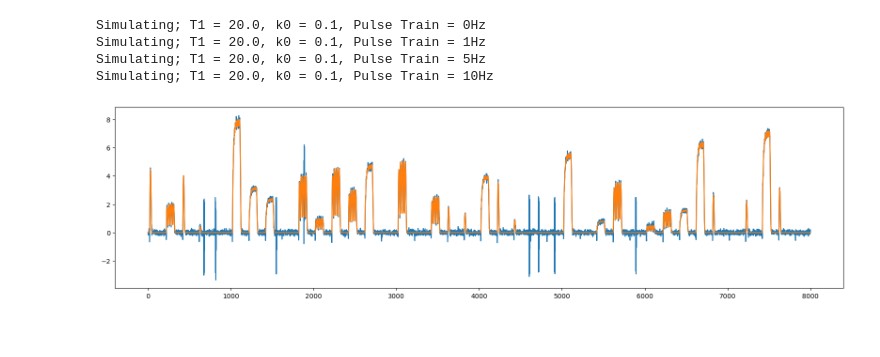
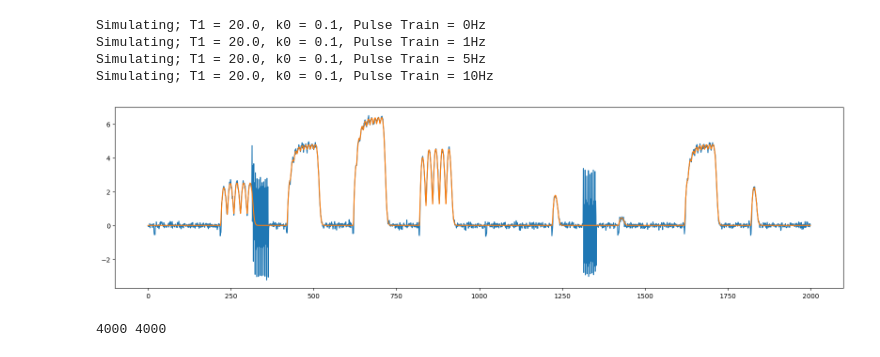
Before and after one commit to j1ling67n/ML-curve-smoothing, a Jupyter notebook: pytorch_smoothing.ipynb, the cells around one changed output. Drawn from its saved outputs; the diff is of its cells as text; code cells hidden in the pictures.

Commit message:
60Hz line noise added

```diff
--- a/pytorch_smoothing.ipynb
+++ b/pytorch_smoothing.ipynb
@@ -127,7 +127,7 @@ import matplotlib.pyplot as plt
 
 
 #%% duplicate and scale to produce different curves for training
-duplcates = 1
+duplcates = 50
 target_rate = 100
 
 # full rate is in Hz and model time step is us giving 1e6
@@ -178,30 +178,39 @@ random.shuffle(order)
 Y = Y.take(order, axis=0).flatten()
 X = X.take(order, axis=0).flatten()
 
-# add 60Hz line noise to the waveforms
-t = np.arange(1000) / 10000
-sin_wave = np.sin(2 * np.pi * 60 * t)
-sin_wave = np.random.default_rng().normal(3, 0.1, 1) * sin_wave[np.random.randint(0,100,1)[0]::100]
+#%% add 60Hz line noise to the waveforms
+sin_waves = []
+
+# Generate 60Hz sine waves of varying lengths at 10,000 Hz then subsample to 100 Hz with random start point to acount for random phase position
+for i in range(0, Y.shape[0]//1000, 1):
+    sin_len = np.random.randint(2, 7, 1)[0] * 1000 # length in samples
+    t = np.arange(sin_len) / 10000  # time array
+    sin_wave = np.sin(2 * np.pi * 60 * t) # sine wave at 60Hz
+    sin_wave = np.random.default_rng().normal(3, 0.1, 1) * sin_wave[np.random.randint(0,100,1)[0]::100] # random amplitude and subsample to 100Hz
+
+    sin_waves.append(sin_wave)
 
 # Choose random start indices every 10s, ensuring space for 10 samples
-line_noise_array = np.zeros(shape=X.shape)
+line_noise_array = np.zeros(shape=Y.shape)
 
-rng = np.random.default_rng()
-positions = rng.integers(0, line_noise_array.size - len(sin_wave), size=X.shape[0] // 1000)
+positions = np.arange(0,Y.shape[0])[::1000]  + np.random.randint(0,999,1)
 
 # Place the sin_wave at each random location
-for pos in positions:
+for pos, sin_wave in zip(positions, sin_waves):
     line_noise_array[pos:pos+len(sin_wave)] = sin_wave
 
 # Add the line noise to the waveforms
-Y = Y + line_noise_array
+Y += line_noise_array
 
 #%% save training data
 training_waveforms = np.array([X,Y])
 # %%
 plt.figure(figsize=(20,5))
-plt.plot(Y)
-plt.plot(X)
+plt.plot(Y[:2000])
+plt.plot(X[:2000])
 plt.show()
+
+print(Y.shape[0]//100, X.shape[0]//100)
 # %% [output]
-[figure, old version]
+[figure, new version]
+4000 4000
```
Also changed, not shown: parts of 1 cell of this notebook.
